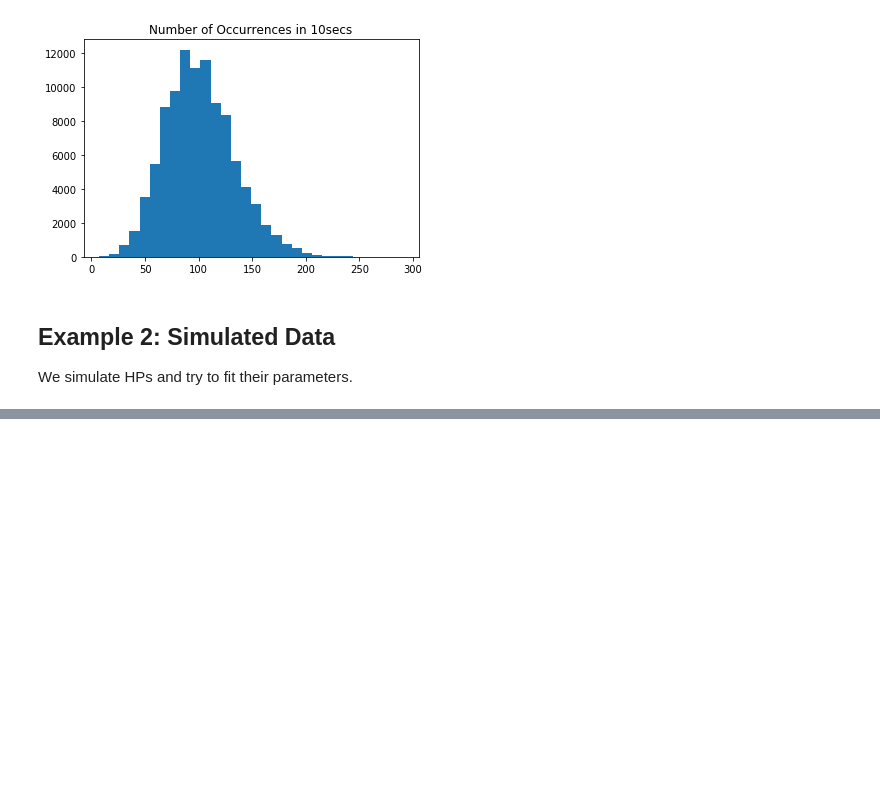
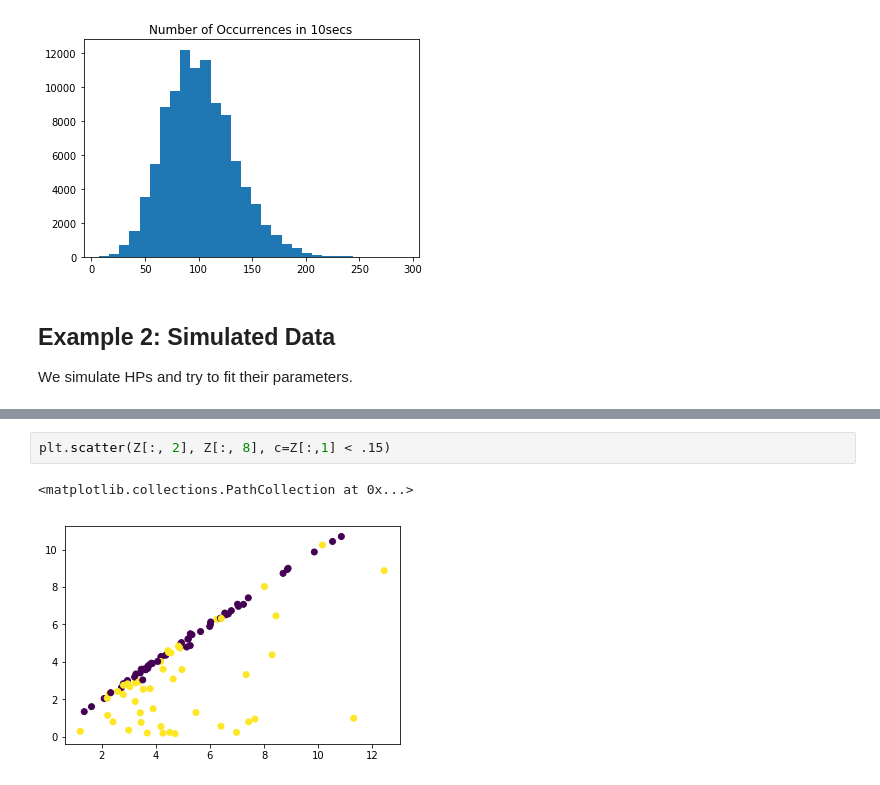
Before and after one commit to canerturkmen/hawkeslib, a Jupyter notebook: examples/UV Exp Example.ipynb, the cells around one changed output, grey strips where cells are left out. Drawn from its saved outputs; the diff is of its cells as text; blank space fills up the shorter version.

```diff
--- a/examples/UV Exp Example.ipynb
+++ b/examples/UV Exp Example.ipynb
@@ -120,0 +122,5 @@ print df_pars[df_pars[3] > 30]  # very high theta!
+# %%
+plt.scatter(Z[:, 2], Z[:, 8], c=Z[:,1] < .15)
+# %% [output]
+<matplotlib.collections.PathCollection at 0x...>
+[figure, added]
```
Also changed, not shown: parts of 3 cells of this notebook, 1 other file.
